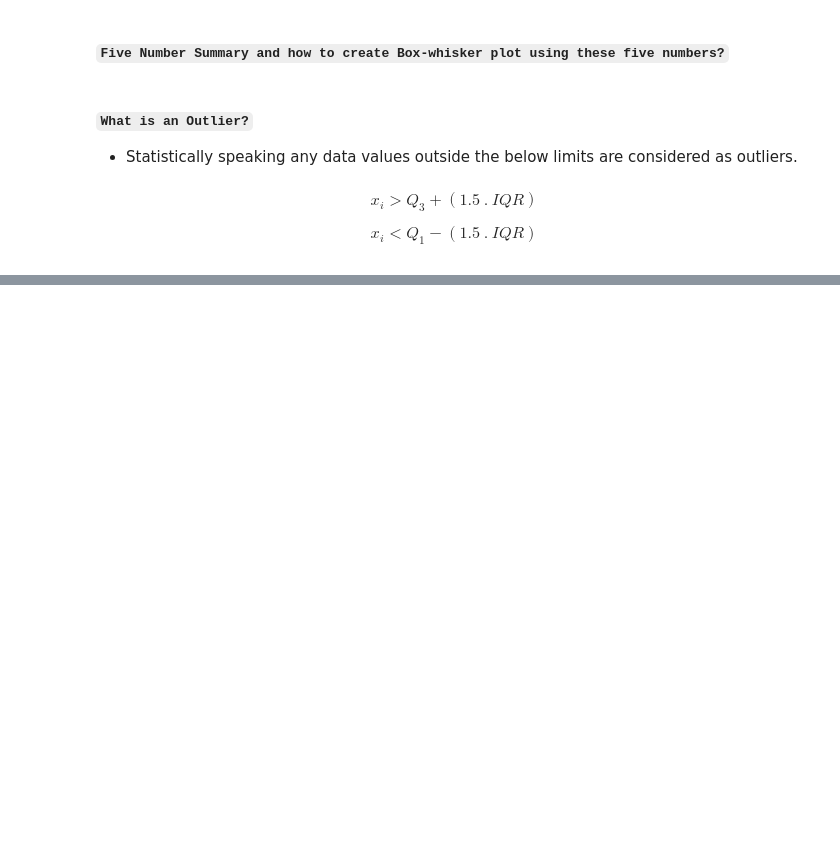
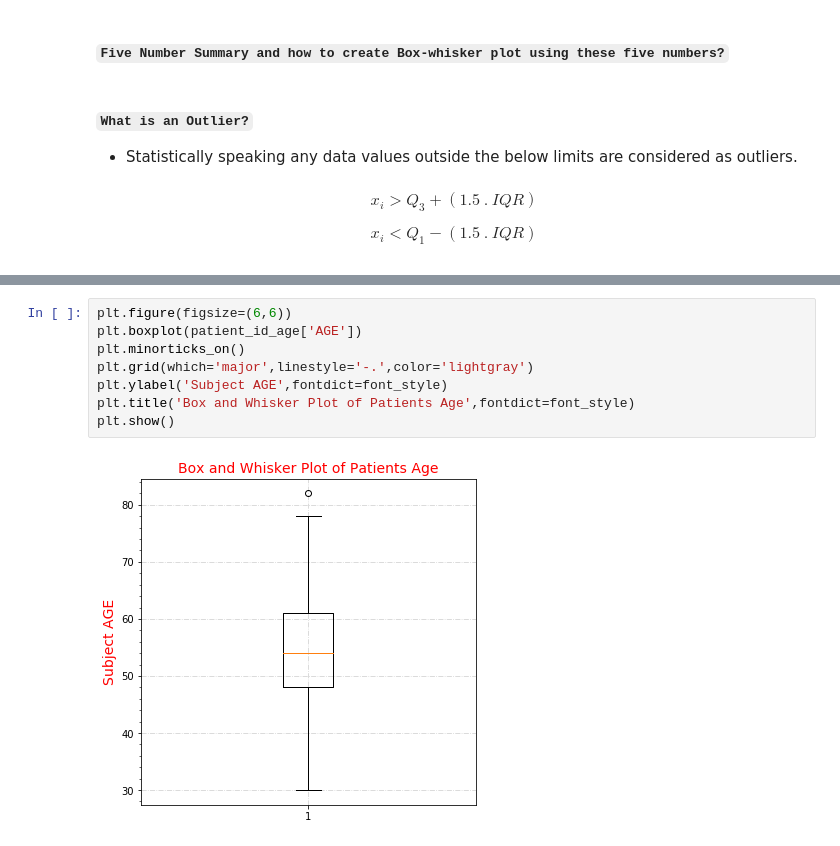
Before and after one commit to raj-shr-git/Statistics_live_classes, a Jupyter notebook: BioStats.ipynb, the cells around one changed output, grey strips where cells are left out. Drawn from its saved outputs; the diff is of its cells as text; blank space fills up the shorter version.

```diff
--- a/BioStats.ipynb
+++ b/BioStats.ipynb
@@ -773,0 +859,10 @@ skw(patient_id_age['AGE'])
+# %%
+plt.figure(figsize=(6,6))
+plt.boxplot(patient_id_age['AGE'])
+plt.minorticks_on()
+plt.grid(which='major',linestyle='-.',color='lightgray')
+plt.ylabel('Subject AGE',fontdict=font_style)
+plt.title('Box and Whisker Plot of Patients Age',fontdict=font_style)
+plt.show()
+# %% [output]
+[figure, added]
```
Also changed, not shown: parts of 48 cells of this notebook, 1 other file.
